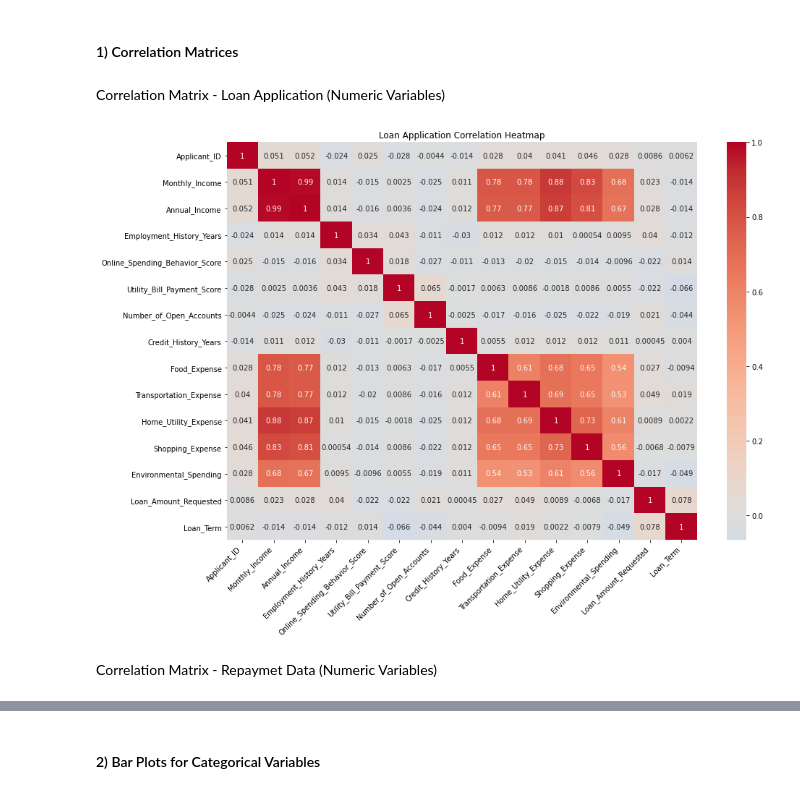
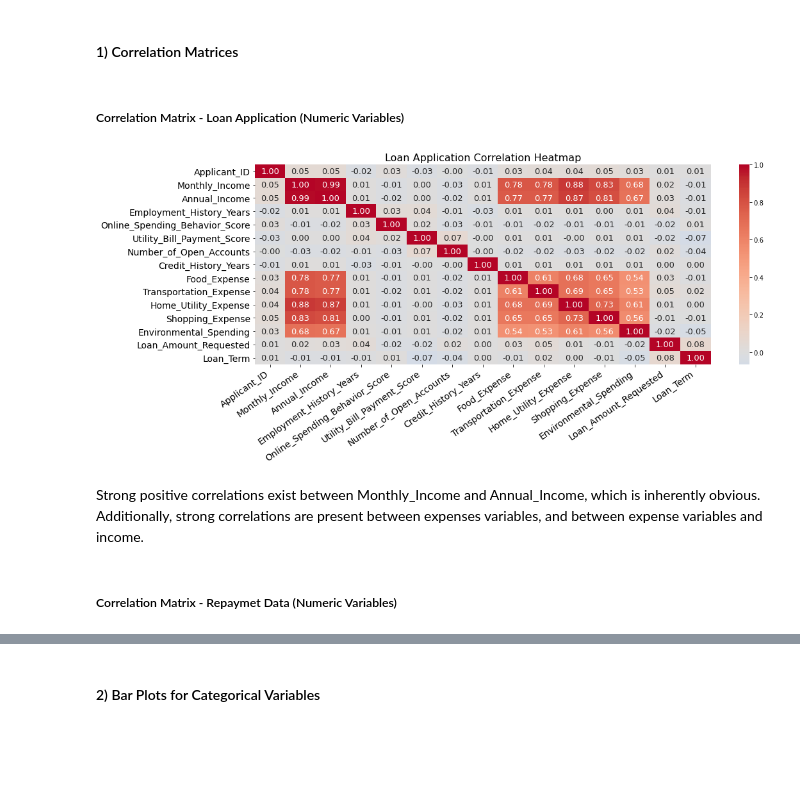
Before and after one commit to nicktok/AFIN3010, a Jupyter notebook: AFIN3010 Report.ipynb, the cells around one changed output, grey strips where cells are left out. Saved outputs shown, nothing was run; the diff lists cells and outputs as text; code cells hidden in the pictures; blank space fills up the shorter version.

```diff
--- a/AFIN3010 Report.ipynb
+++ b/AFIN3010 Report.ipynb
@@ -368,17 +375,20 @@ Basic visualizations, consisting of correlation matrices, bar plots, scatter plo
 # %% [markdown]
 #### 1) Correlation Matrices
 # %% [markdown]
-Correlation Matrix - Loan Application (Numeric Variables)
+##### Correlation Matrix - Loan Application (Numeric Variables)
 # %%
-# Compute the Loan application correlation matrix
+#Loan application correlation matrix
 corr = numeric_loan_df.corr()
-plt.figure(figsize=(14, 10))
-sns.heatmap(corr, annot=True, cmap='coolwarm', center=0, annot_kws={"size": 10})
-plt.xticks(rotation=45, ha='right')
-plt.title('Loan Application Correlation Heatmap')
+plt.figure(figsize=(16, 7))
+sns.heatmap(corr, annot=True, cmap='coolwarm', center=0, annot_kws={"size": 13}, fmt=".2f")
+plt.xticks(rotation=35, ha='right', fontsize=14)
+plt.yticks(fontsize=14)
+plt.title('Loan Application Correlation Heatmap',fontsize=16)
 plt.tight_layout()
 # %% [output]
-[figure, old version]
+[figure, new version]
+# %% [markdown]
+Strong positive correlations exist between Monthly_Income and Annual_Income, which is inherently obvious. Additionally, strong correlations are present between expenses variables, and between expense variables and income.
 # %% [markdown]
-Correlation Matrix - Repaymet Data (Numeric Variables)
+##### Correlation Matrix - Repaymet Data (Numeric Variables)
 # %%
```
Also changed, not shown: parts of 39 cells of this notebook, 11 other files.
